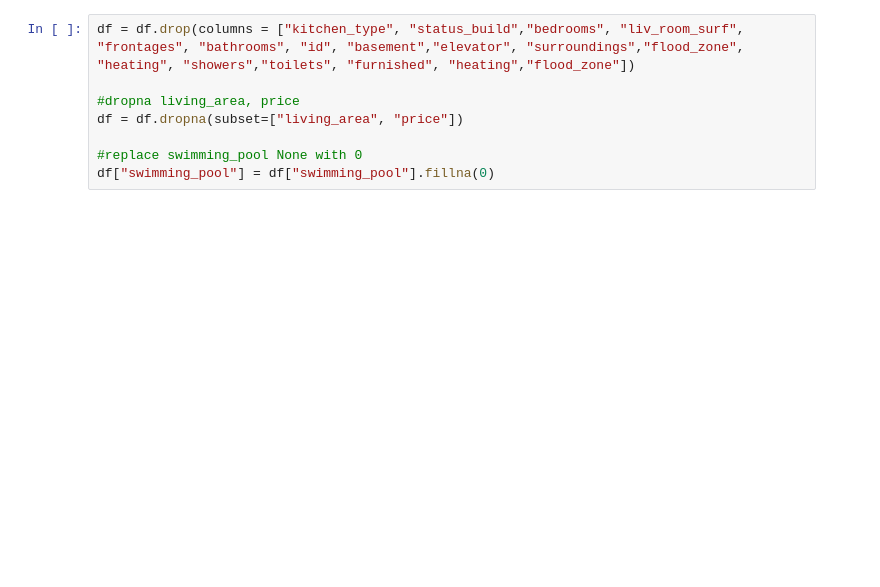
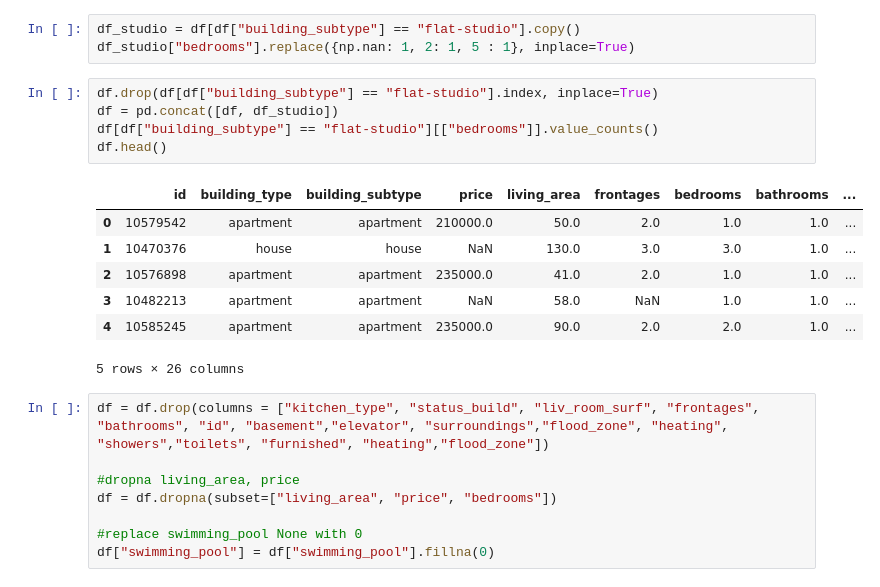
Before and after one commit to Ptiful/challenge-regression, a Jupyter notebook: src/melih_regressions.ipynb, the cells around one changed output. Saved outputs shown, nothing was run; the diff lists cells and outputs as text; blank space fills up the shorter version.

```diff
--- a/src/melih_regressions.ipynb
+++ b/src/melih_regressions.ipynb
@@ -42,8 +66,24 @@ dtype: int64
+# %%
+df_studio = df[df["building_subtype"] == "flat-studio"].copy()
+df_studio["bedrooms"].replace({np.nan: 1, 2: 1, 5 : 1}, inplace=True)
+# %%
+df.drop(df[df["building_subtype"] == "flat-studio"].index, inplace=True)
+df = pd.concat([df, df_studio])
+df[df["building_subtype"] == "flat-studio"][["bedrooms"]].value_counts()
+df.head()
+# %% [output]
+|  | id | building_type | building_subtype | price | living_area | frontages | bedrooms | bathrooms | ... |
+| 0 | 10579542 | apartment | apartment | 210000.0 | 50.0 | 2.0 | 1.0 | 1.0 | ... |
+| 1 | 10470376 | house | house | NaN | 130.0 | 3.0 | 3.0 | 1.0 | ... |
+| 2 | 10576898 | apartment | apartment | 235000.0 | 41.0 | 2.0 | 1.0 | 1.0 | ... |
+| 3 | 10482213 | apartment | apartment | NaN | 58.0 | NaN | 1.0 | 1.0 | ... |
+| 4 | 10585245 | apartment | apartment | 235000.0 | 90.0 | 2.0 | 2.0 | 1.0 | ... |
+5 rows × 26 columns
 # %%
-df = df.drop(columns = ["kitchen_type", "status_build","bedrooms", "liv_room_surf", "frontages", "bathrooms", "id", "basement","elevator", "surroundings","flood_zone", "heating", "showers","toilets", "furnished", "heating","flood_zone"])
+df = df.drop(columns = ["kitchen_type", "status_build", "liv_room_surf", "frontages", "bathrooms", "id", "basement","elevator", "surroundings","flood_zone", "heating", "showers","toilets", "furnished", "heating","flood_zone"])
 
 #dropna living_area, price
-df = df.dropna(subset=["living_area", "price"])
+df = df.dropna(subset=["living_area", "price", "bedrooms"])
 
 #replace swimming_pool None with 0
 df["swimming_pool"] = df["swimming_pool"].fillna(0)
```
Also changed, not shown: parts of 17 cells of this notebook, 1 other file.
